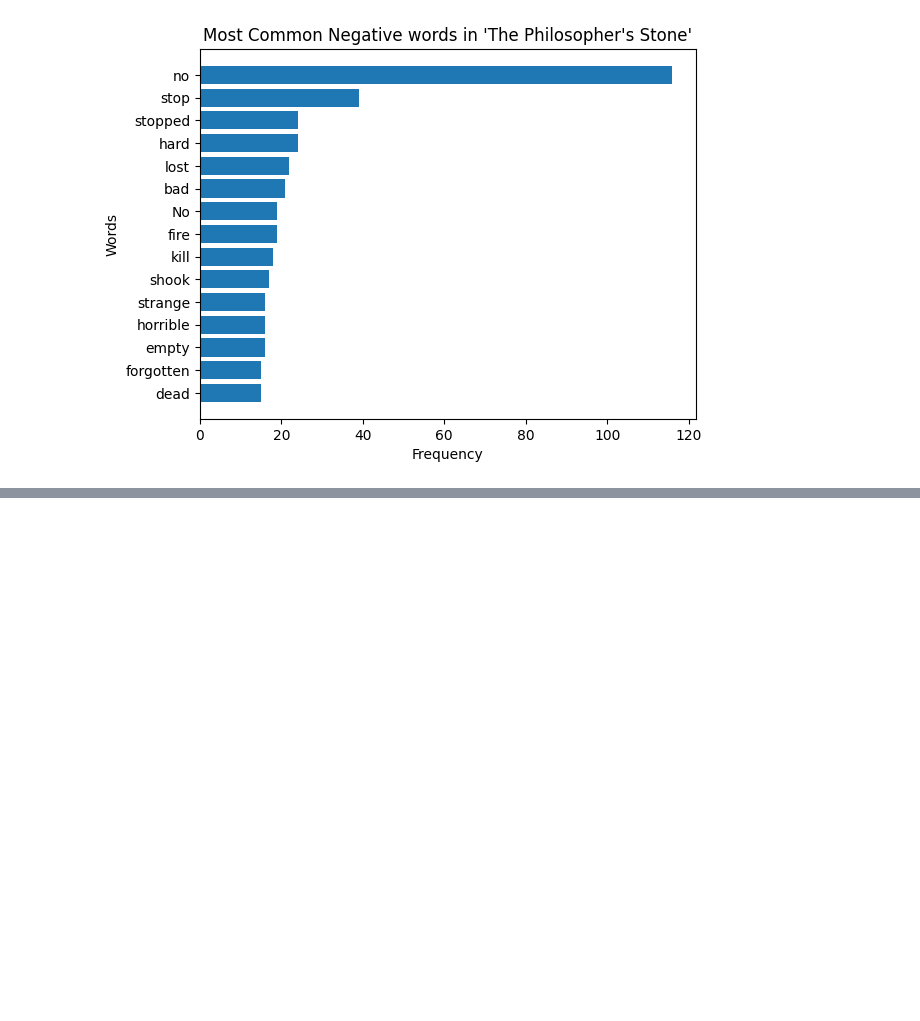
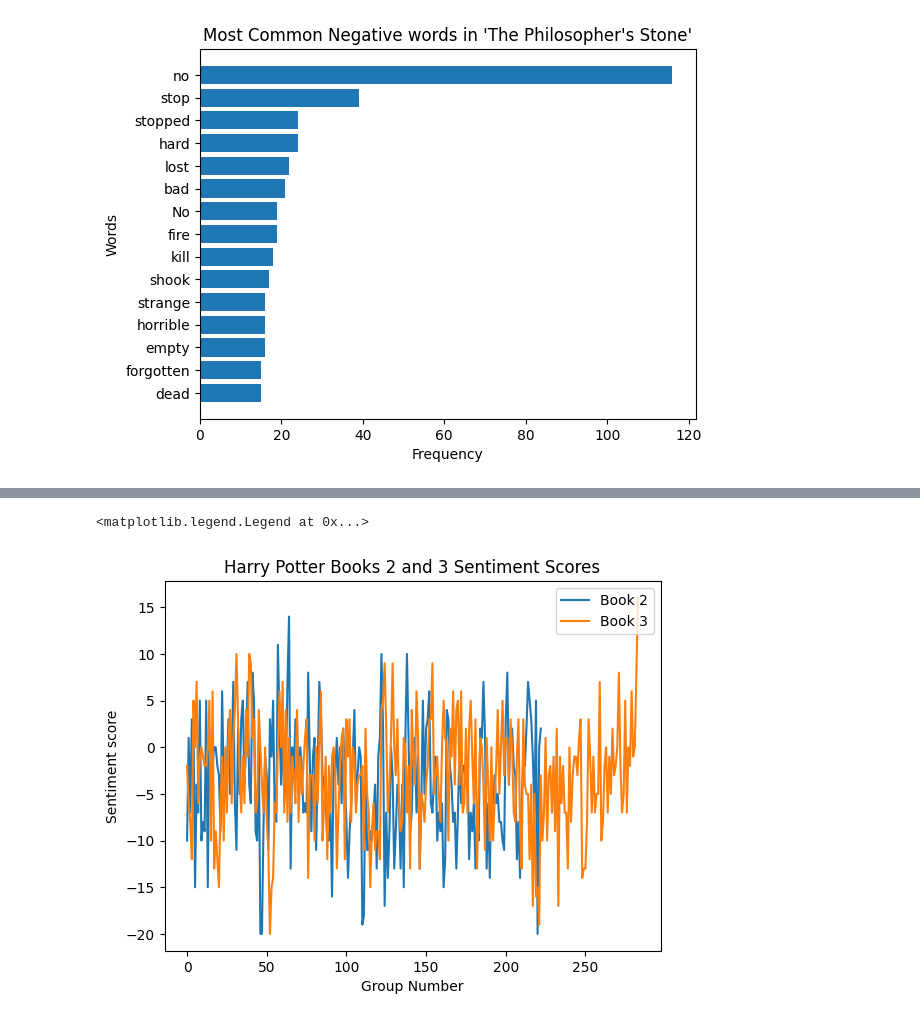
Before and after one commit to thuang45/DH140, a Jupyter notebook: FinalProject.ipynb, the cells around one changed output, grey strips where cells are left out. Cells and saved outputs as stored; diff of their text form; code cells hidden in the pictures; blank space fills up the shorter version.

```diff
--- a/FinalProject.ipynb
+++ b/FinalProject.ipynb
@@ -206,0 +268,12 @@ Text(0.5, 1.0, "Most Common Negative words in 'The Philosopher's Stone'")
+# %%
+# books 2 and 3
+fig, ax = plt.subplots()
+l2, = ax.plot(range(len(book2_scores)), book2_scores)
+l3, = ax.plot(range(len(book3_scores)), book3_scores)
+ax.set_xlabel("Group Number")
+ax.set_ylabel("Sentiment score")
+ax.set_title("Harry Potter Books 2 and 3 Sentiment Scores")
+ax.legend((l2, l3), ('Book 2', 'Book 3'), loc='upper right')
+# %% [output]
+<matplotlib.legend.Legend at 0x...>
+[figure, added]
```
Also changed, not shown: parts of 33 cells of this notebook, 7 other files.
